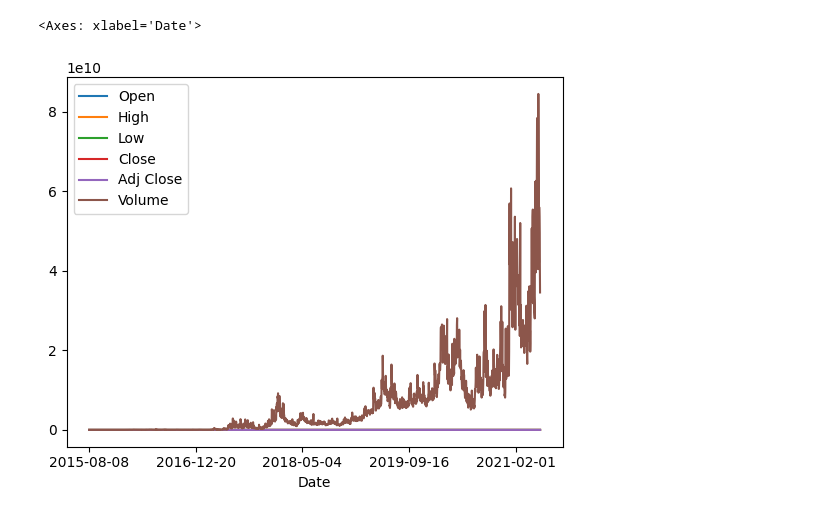
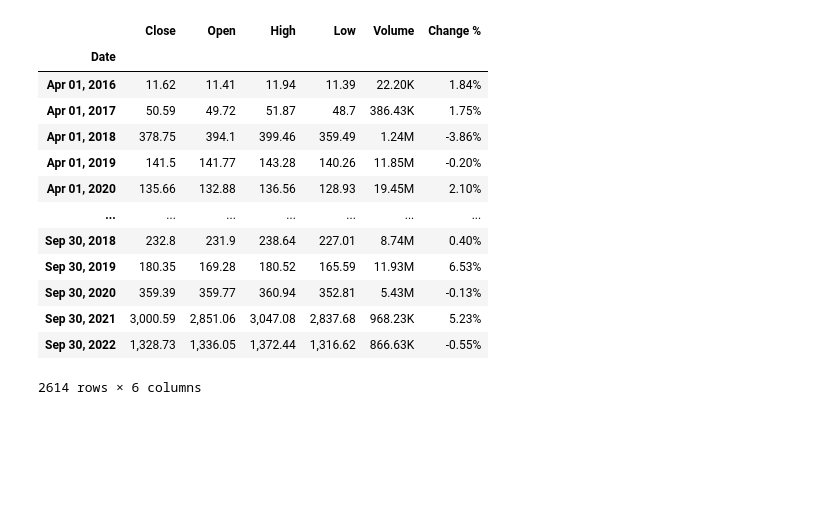
Before and after one commit to konsys/Bitcoin-Prediction-Model, a Jupyter notebook: perceptron.ipynb, the cells around one changed output. Cells and saved outputs as stored; diff of their text form; code cells hidden in the pictures; blank space fills up the shorter version.

```diff
--- a/perceptron.ipynb
+++ b/perceptron.ipynb
@@ -1,20 +1,30 @@
 # %%
 
 from sklearn.linear_model import Perceptron
 from sklearn.model_selection import train_test_split
 from sklearn.metrics import accuracy_score
+from xgboost import XGBClassifier
 import pandas as pd
 import numpy as np
 import warnings
-warnings.filterwarnings("ignore")
-# btc_15m_data_2018_to_2025.csv
-# df = pd.read_csv('bitcoin.csv')
-df = pd.read_csv('ETH-USD (1).csv', delimiter=',', index_col='Date')
+import pickle
+
+# warnings.filterwarnings("ignore")
+df = pd.read_csv('Ethereum Historical Data.csv', delimiter=',', index_col='Date')
 df = df.dropna()
-# df.count(df.iloc['null'])
-# df.sort_values(by='Date')
+df.sort_index()
+# %% [output]
+|  | Close | Open | High | Low | Volume | Change % |
+| Date |  |  |  |  |  |  |
+| Apr 01, 2016 | 11.62 | 11.41 | 11.94 | 11.39 | 22.20K | 1.84% |
+| Apr 01, 2017 | 50.59 | 49.72 | 51.87 | 48.7 | 386.43K | 1.75% |
+| Apr 01, 2018 | 378.75 | 394.1 | 399.46 | 359.49 | 1.24M | -3.86% |
+| Apr 01, 2019 | 141.5 | 141.77 | 143.28 | 140.26 | 11.85M | -0.20% |
+| Apr 01, 2020 | 135.66 | 132.88 | 136.56 | 128.93 | 19.45M | 2.10% |
+| ... | ... | ... | ... | ... | ... | ... |
+| Sep 30, 2018 | 232.8 | 231.9 | 238.64 | 227.01 | 8.74M | 0.40% |
+| Sep 30, 2019 | 180.35 | 169.28 | 180.52 | 165.59 | 11.93M | 6.53% |
+| Sep 30, 2020 | 359.39 | 359.77 | 360.94 | 352.81 | 5.43M | -0.13% |
+| Sep 30, 2021 | 3,000.59 | 2,851.06 | 3,047.08 | 2,837.68 | 968.23K | 5.23% |
+| Sep 30, 2022 | 1,328.73 | 1,336.05 | 1,372.44 | 1,316.62 | 866.63K | -0.55% |
+2614 rows × 6 columns
-# %%
-df.plot()
-# %% [output]
-<Axes: xlabel='Date'>
-[figure, removed]
```
Also changed, not shown: parts of 8 cells of this notebook, 2 other files.
